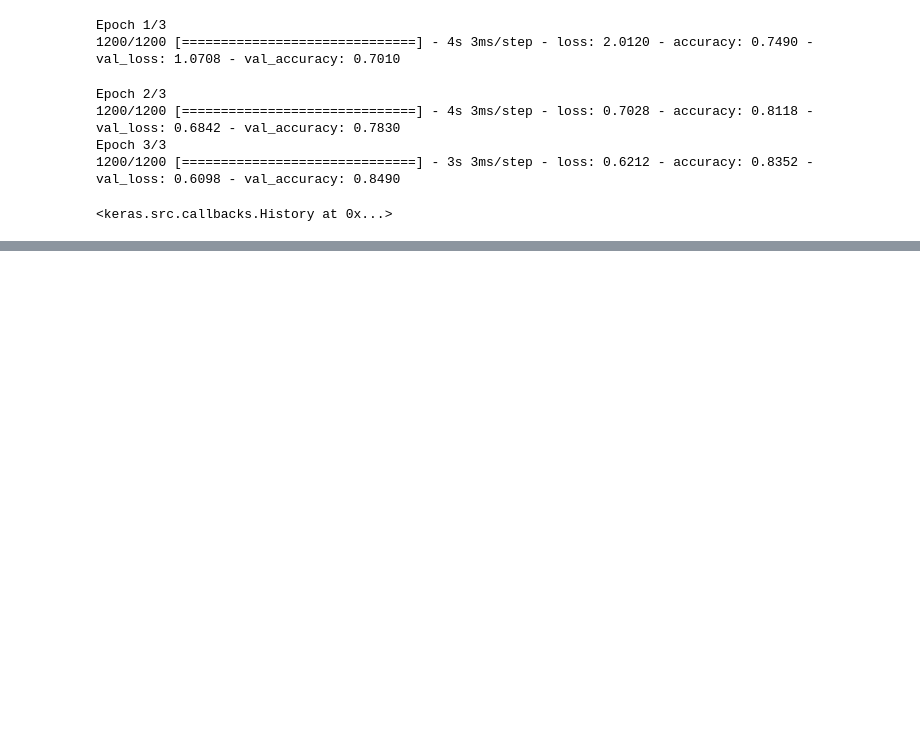
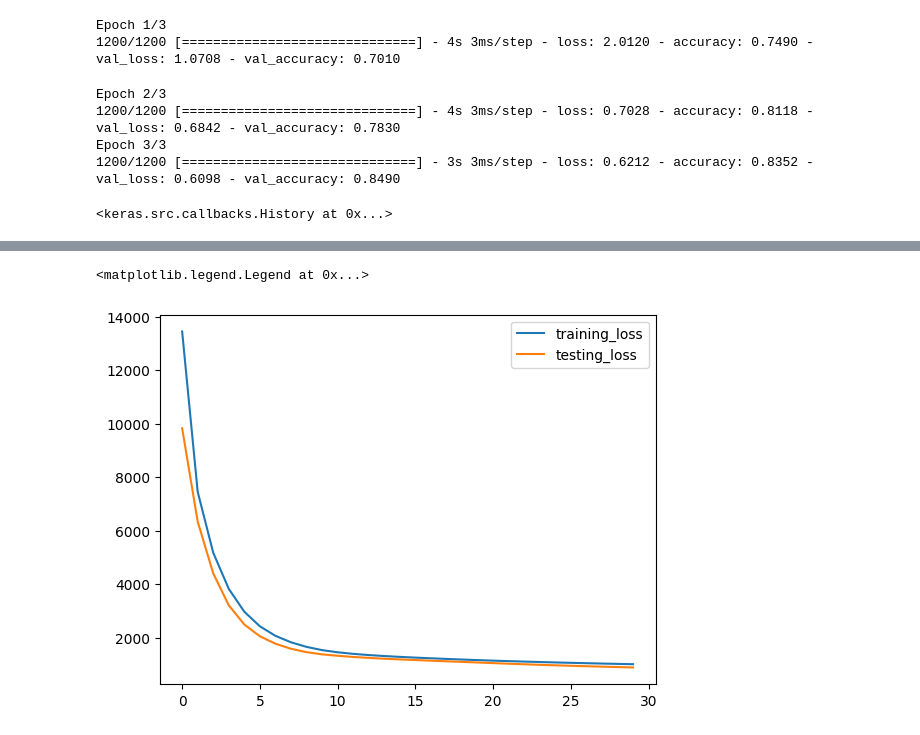
Before and after one commit to MAESTRiA-ESTADiS-CIENCIA-DATOS-Bosque/introduction_neural_networks, a Jupyter notebook: clases/Clase5.ipynb, the cells around one changed output, grey strips where cells are left out. Saved outputs shown, nothing was run; the diff lists cells and outputs as text; code cells hidden in the pictures; blank space fills up the shorter version.

```diff
--- a/clases/Clase5.ipynb
+++ b/clases/Clase5.ipynb
@@ -707,0 +781,18 @@ Epoch 3/3
+# %%
+train_data = data[:split_index]
+train_time = time_index[:split_index]
+
+test_data = data[split_index:]
+test_time = time_index[split_index:]
+# %%
+def ts_data_timeseries(data, window_size, batch_size):
+
+  ds = tf.data.Dataset.from_tensor_slices(data)
+  ds = ds.window(window_size + 1, shift=1, drop_remainder=True)
+  ds = ds.flat_map(lambda window: window.batch(window_size + 1))
+  ds = ds.map(lambda window: (window[:-1], window[-1]))
+  ds = ds.batch(batch_size).prefetch(1)
+  return ds
+# %%
+train_dataset = ts_data_timeseries(train_data, WINDOW_SIZE, BATCH_SIZE)
+test_dataset = ts_data_timeseries(test_data, WINDOW_SIZE, BATCH_SIZE)
@@ -707,0 +814,10 @@ Epoch 3/3
+# %%
+model_flat = tf.keras.models.Sequential([
+    tf.keras.layers.Dense(20, input_shape=[WINDOW_SIZE], activation="relu"),
+    tf.keras.layers.Dense(10, activation="relu"),
+    tf.keras.layers.Dense(1)
+])
+model_flat.summary()
+
+model_flat.compile(loss="mse", optimizer=tf.keras.optimizers.Adam(learning_rate=1e-4))
+history_flat=model_flat.fit(train_dataset, epochs=30,validation_data = test_dataset)
@@ -707,0 +842,7 @@ Epoch 3/3
+# %%
+plt.plot( history_flat.history["loss"], label = "training_loss")
+plt.plot( history_flat.history["val_loss"], label = "testing_loss")
+plt.legend()
+# %% [output]
+<matplotlib.legend.Legend at 0x...>
+[figure, added]
```
Also changed, not shown: parts of 28 cells of this notebook.
